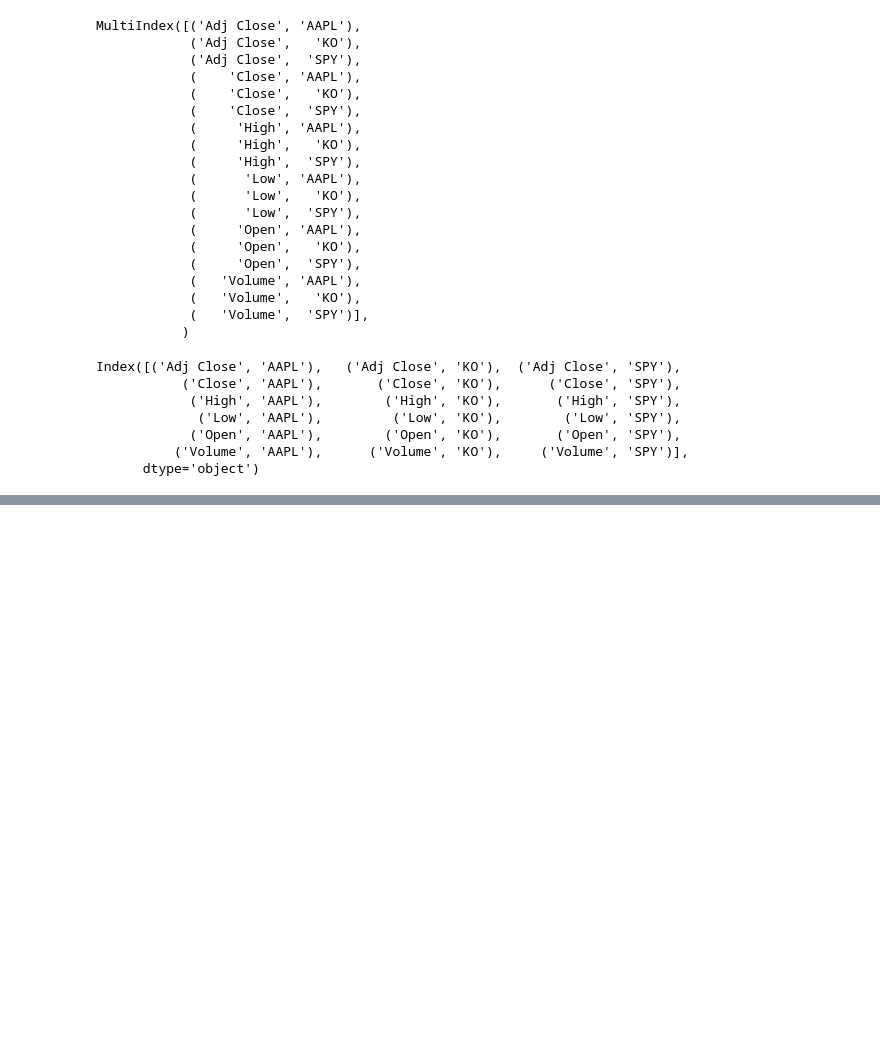
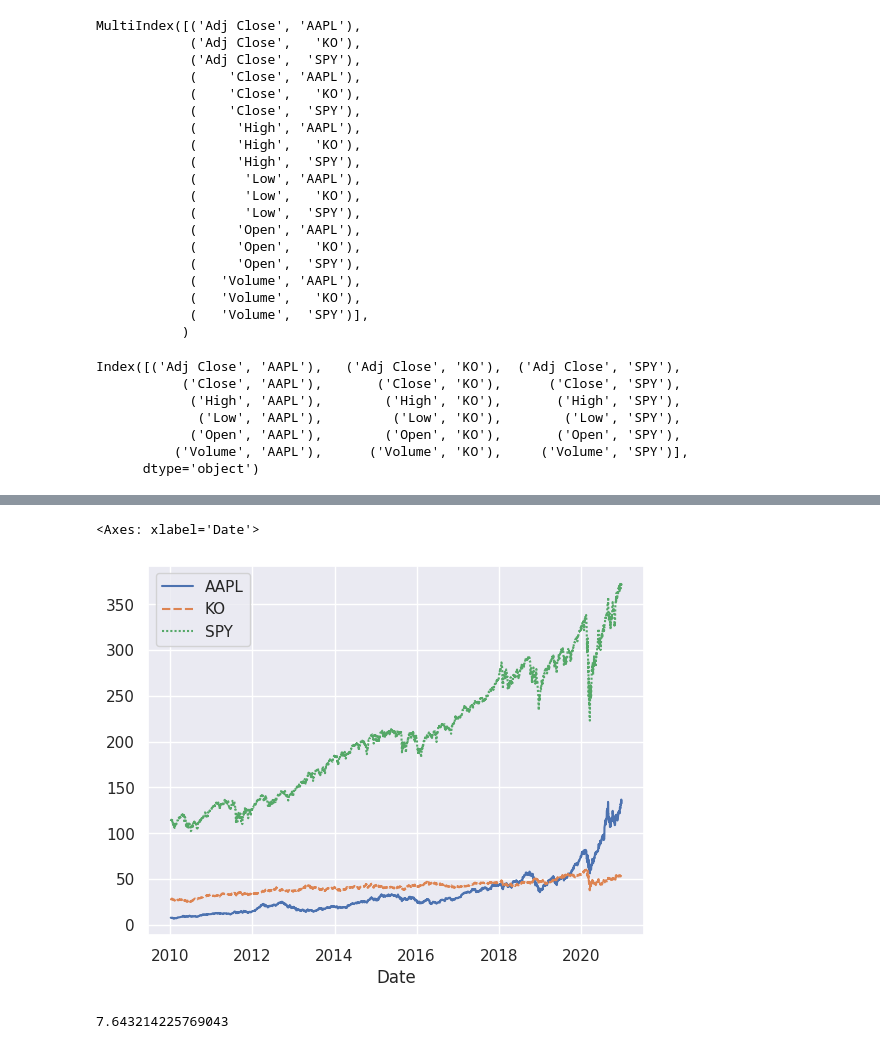
Before and after one commit to AishMe/AlgoTradingNovice, a Jupyter notebook: AlgoTrading.ipynb, the cells around one changed output, grey strips where cells are left out. Cells and saved outputs as stored; diff of their text form; code cells hidden in the pictures; blank space fills up the shorter version.

```diff
--- a/AlgoTrading.ipynb
+++ b/AlgoTrading.ipynb
@@ -181,0 +174,3 @@ stocks
+# %%
+close = stocks.loc[:,"Close"].copy()
+close
@@ -181,0 +192,12 @@ stocks
+# %%
+import seaborn as sns
+sns.set_theme()
+# %%
+sns.lineplot(close)
+# %% [output]
+<Axes: xlabel='Date'>
+[figure, added]
+# %%
+close.iloc[0,0]
+# %% [output]
+7.643214225769043
```
Also changed, not shown: parts of 11 cells of this notebook.
